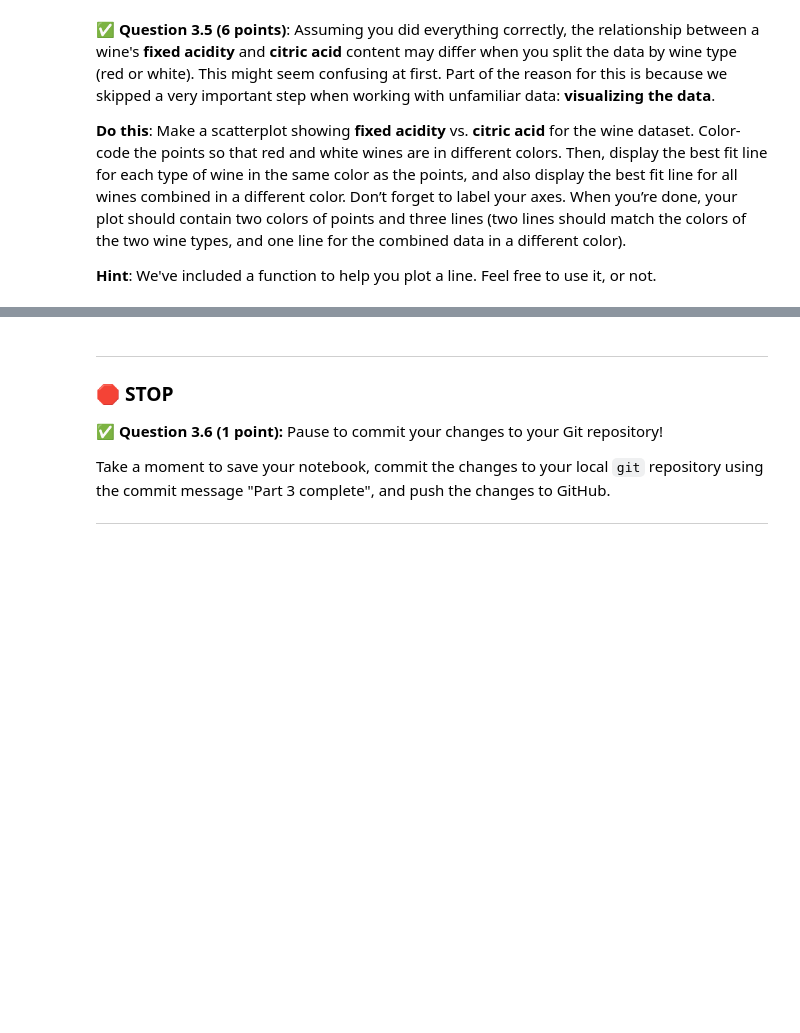
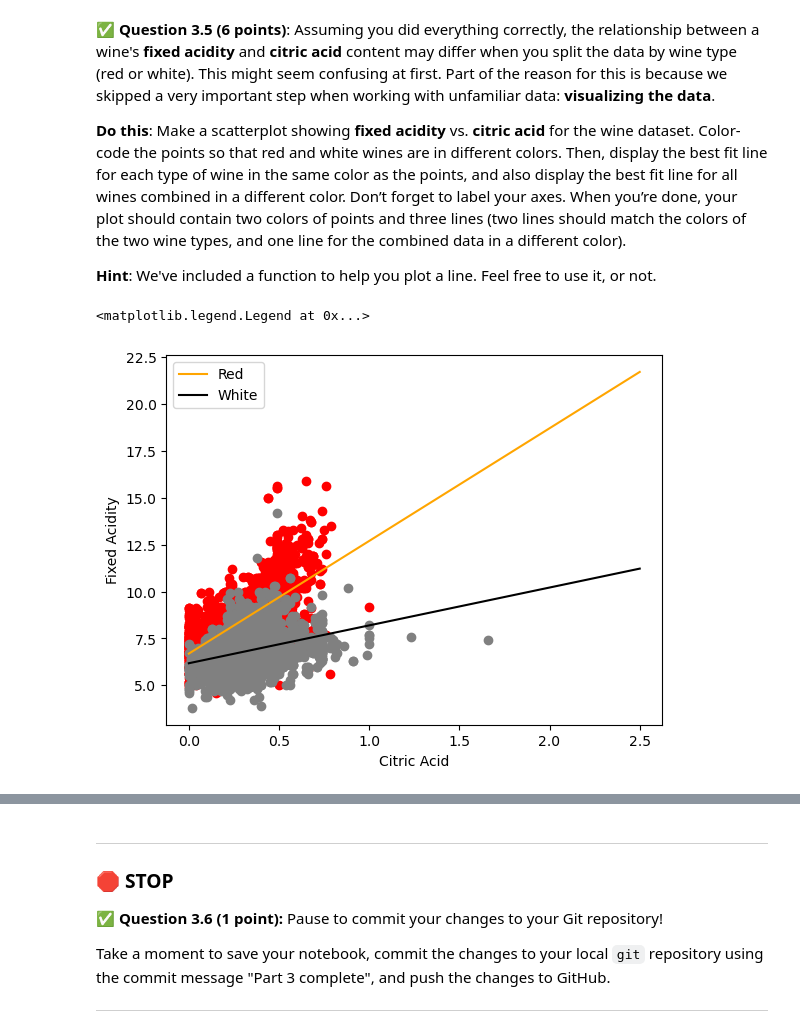
Before and after one commit to ChrSch6767/CMSE202-f26-turnin, a Jupyter notebook: hw-03/HW03-Regression-STUDENT.ipynb, the cells around one changed output, grey strips where cells are left out. Drawn from its saved outputs; the diff is of its cells as text; code cells hidden in the pictures; blank space fills up the shorter version.

```diff
--- a/hw-03/HW03-Regression-STUDENT.ipynb
+++ b/hw-03/HW03-Regression-STUDENT.ipynb
@@ -362,13 +457,23 @@ This regression analysis can reveal subtle patterns in acidity management, helpi
 **Hint**: We've included a function to help you plot a line. Feel free to use it, or not.
 # %%
 # Put your code here
+plt.scatter(rwine_citric, rwine_acid, c = "r")
+plt.scatter(wwine_citric, wwine_acid, c = "grey")
 
-import matplotlib.pyplot as plt
-import numpy as np
-def plot_line(slope, intercept, xmin, xmax, color):
-    xline = np.array([xmin,xmax])
-    yline = slope*xline+intercept
-    plt.plot(xline,yline,color)
+x = np.linspace(0, 2.5, 20)
+ry = 6.003560 * x + 6.692819
+wy = 2.016450 * x + 6.180907
+
+plt.plot(x, ry, label = "Red", c = "orange")
+plt.plot(x, wy, label = "White", c = "Black")
+
+plt.xlabel("Citric Acid")
+plt.ylabel("Fixed Acidity")
+
+plt.legend()
+# %% [output]
+<matplotlib.legend.Legend at 0x...>
+[figure, added]
 # %% [markdown]
 <!-- END QUESTION -->
 <!-- DO NOT MODIFY OR DELETE THIS CELL. Make sure your solution to the question above is in the cell(s) above this one. -->
```
Also changed, not shown: parts of 8 cells of this notebook.
